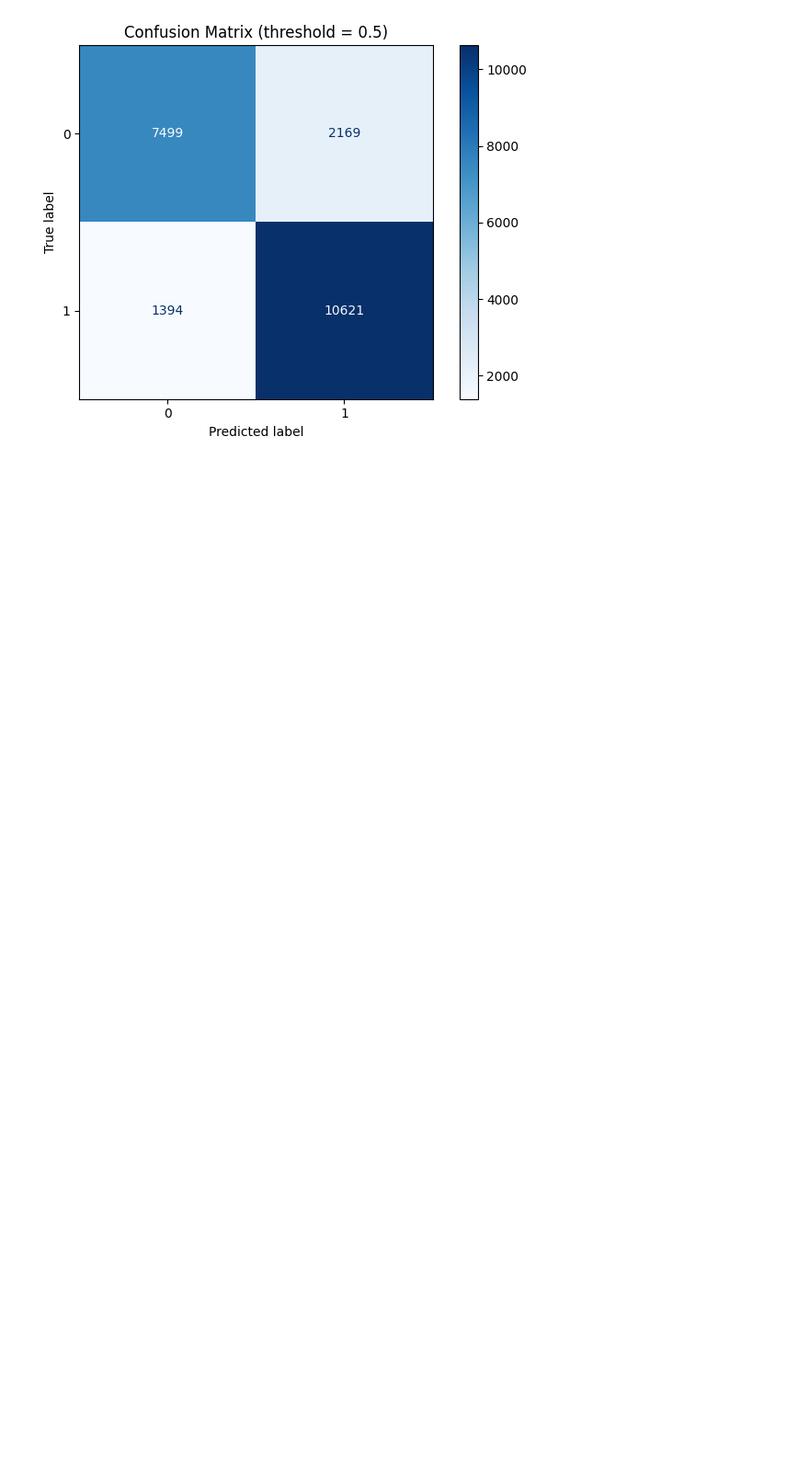
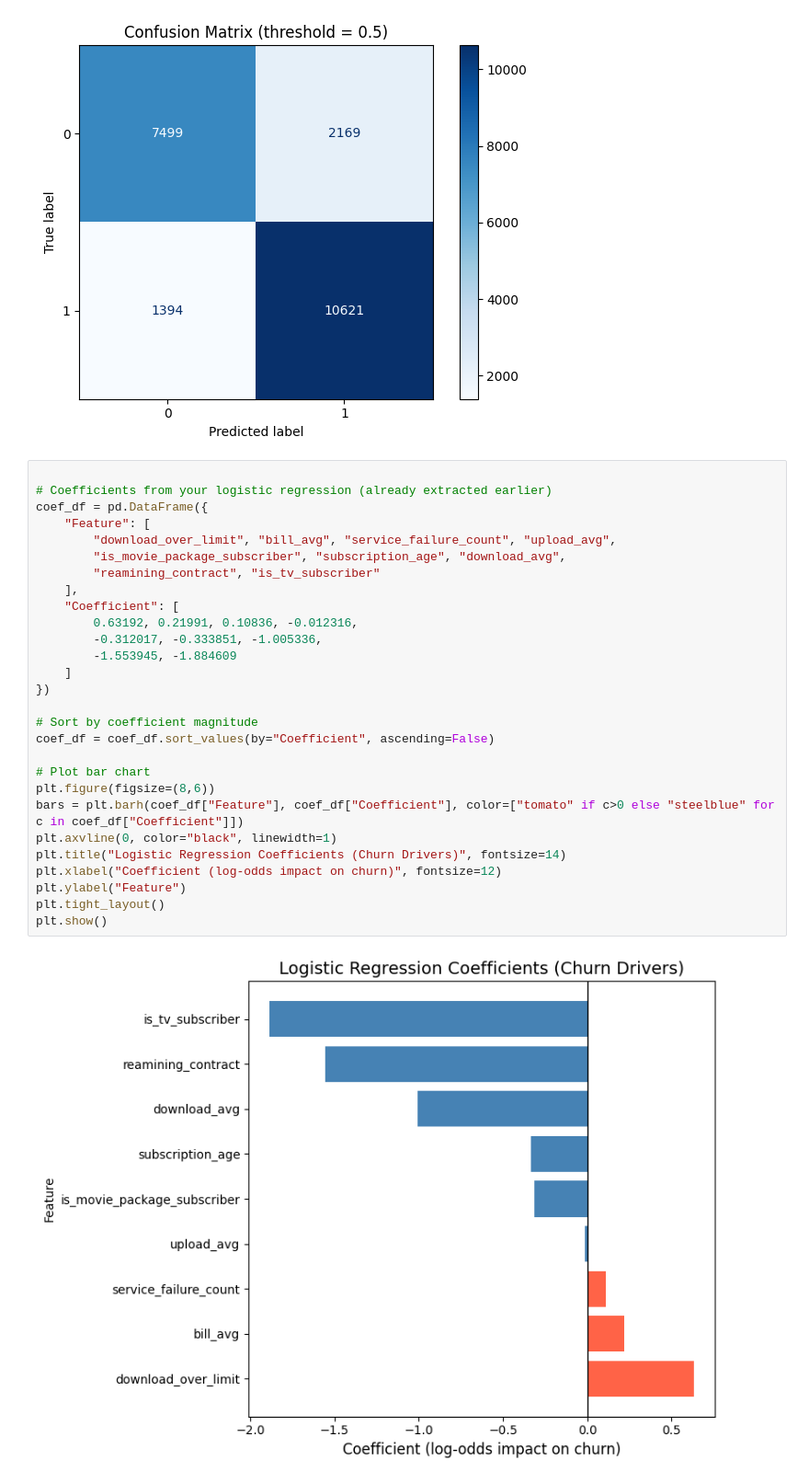
Before and after one commit to tlevash23/DX699, a Jupyter notebook: DX799-01.ipynb, the cells around one changed output. Shown at 92% size. Saved outputs shown, nothing was run; the diff lists cells and outputs as text; blank space fills up the shorter version.

```diff
--- a/DX799-01.ipynb
+++ b/DX799-01.ipynb
@@ -675,3 +675,33 @@ Classification report:
 weighted avg      0.836     0.836     0.835     21683
 [figure]
 [figure]
+# %%
+
+# Coefficients from your logistic regression (already extracted earlier)
+coef_df = pd.DataFrame({
+    "Feature": [
+        "download_over_limit", "bill_avg", "service_failure_count", "upload_avg",
+        "is_movie_package_subscriber", "subscription_age", "download_avg",
+        "reamining_contract", "is_tv_subscriber"
+    ],
+    "Coefficient": [
+        0.63192, 0.21991, 0.10836, -0.012316,
+        -0.312017, -0.333851, -1.005336,
+        -1.553945, -1.884609
+    ]
+})
+
+# Sort by coefficient magnitude
+coef_df = coef_df.sort_values(by="Coefficient", ascending=False)
+
+# Plot bar chart
+plt.figure(figsize=(8,6))
+bars = plt.barh(coef_df["Feature"], coef_df["Coefficient"], color=["tomato" if c>0 else "steelblue" for c in coef_df["Coefficient"]])
+plt.axvline(0, color="black", linewidth=1)
+plt.title("Logistic Regression Coefficients (Churn Drivers)", fontsize=14)
+plt.xlabel("Coefficient (log-odds impact on churn)", fontsize=12)
+plt.ylabel("Feature")
+plt.tight_layout()
+plt.show()
+# %% [output]
+[figure, added]
```
